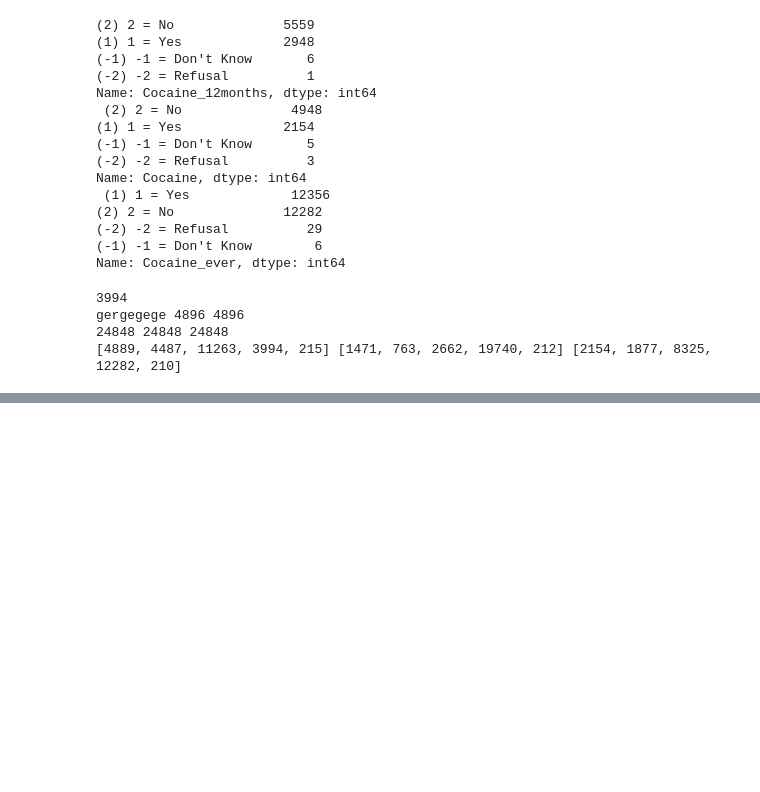
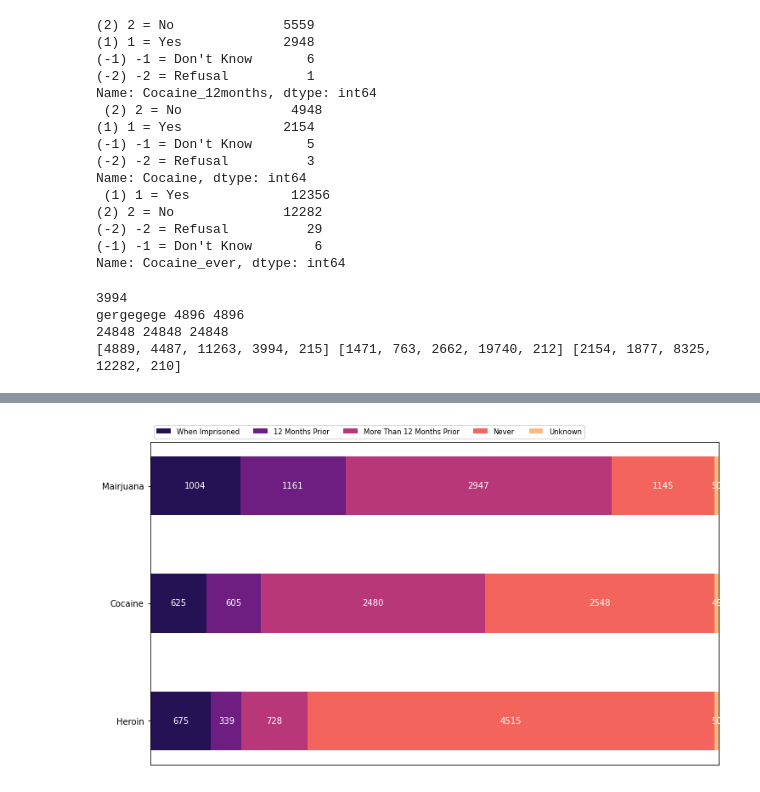
Before and after one commit to Philenku/Stats-401-Final-Project, a Jupyter notebook: visual3.ipynb, the cells around one changed output, grey strips where cells are left out. Cells and saved outputs as stored; diff of their text form; code cells hidden in the pictures; blank space fills up the shorter version.

```diff
--- a/visual3.ipynb
+++ b/visual3.ipynb
@@ -259,0 +302,15 @@ Series([], Name: Marijuana_12months, dtype: int64)
+# %%
+category_names = ['When Imprisoned', '12 Months Prior', 'More Than 12 Months Prior', 'Never', "Unknown"]
+results = {
+    'Mairjuana': marijuana_values,
+    'Cocaine': cocaine_values,
+    'Heroin': heroin_values
+}
+
+
+survey(results, category_names)
+
+#survey(results, category_names)
+plt.show()
+# %% [output]
+[figure, added]
```
Also changed, not shown: parts of 6 cells of this notebook.
